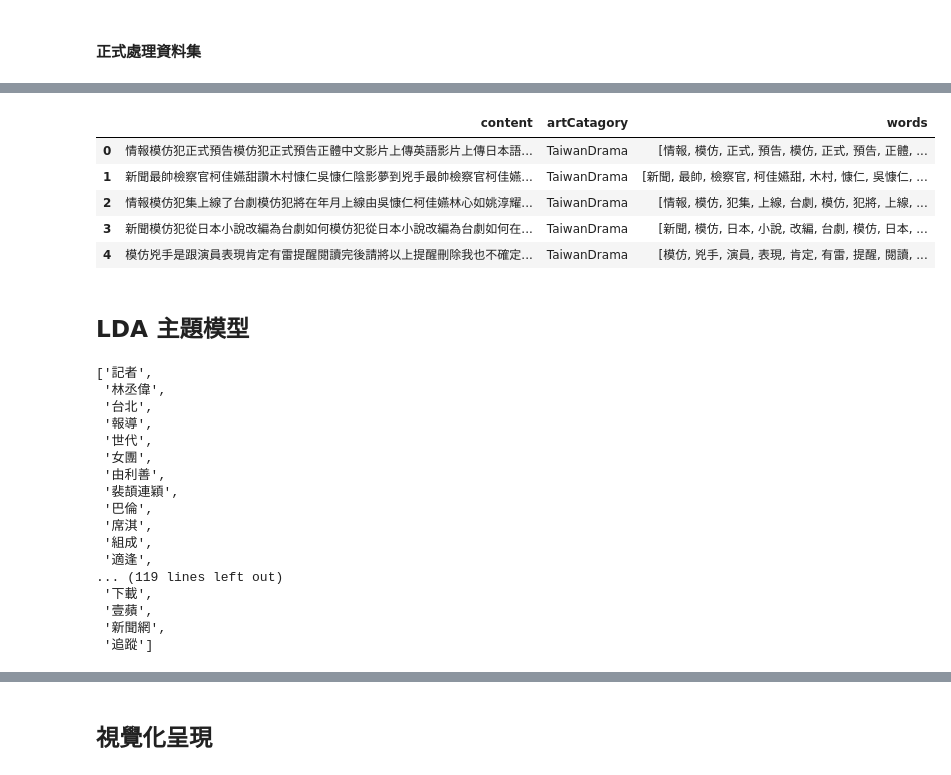
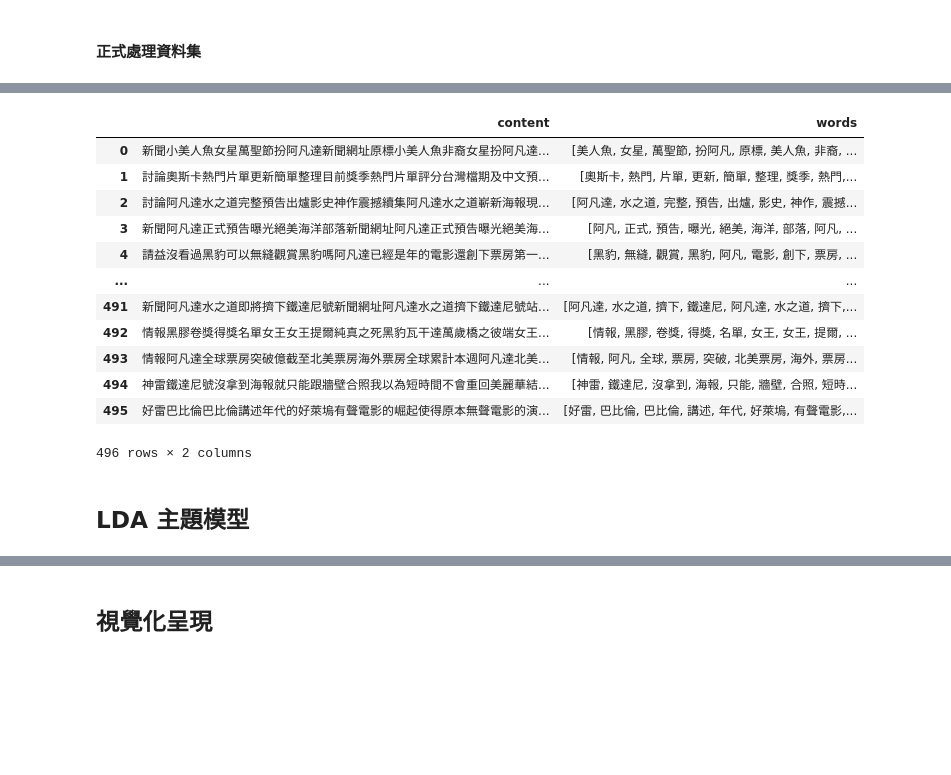
Before and after one commit to collin0825/SocialMediaProject, a Jupyter notebook: project II/finalproject.ipynb, the cells around one changed output, grey strips where cells are left out. Cells and saved outputs as stored; diff of their text form; code cells hidden in the pictures; blank space fills up the shorter version.

```diff
--- a/project II/finalproject.ipynb
+++ b/project II/finalproject.ipynb
@@ -30,7 +30,7 @@ plt.rcParams["font.sans-serif"] = ["SimHei"]
 # %% [markdown]
 ## 資料前處理
 # %%
-ptt = pd.read_csv("./rawData/noh_ptt.csv")  # 匯資料
+ptt = pd.read_csv("./rawData/avatar_ptt.csv")  # 匯資料
 ptt.head(3)
 # %% [output]
 |  | system_id | artUrl | artTitle | artDate | artPoster | artCatagory | artContent | artComment | e_ip | ... |
@@ -64,0 +65,5 @@ ptt.head(3)
+# %%
+# 留下 content
+ptt["content"] = ptt["artTitle"] + ptt["artContent"]
+ptt = ptt[["content"]]
+ptt.head()
@@ -64,0 +77,3 @@ ptt.head(3)
+# %%
+jieba.set_dictionary('./dict/dict.txt')
+jieba.load_userdict('./dict/user_dict.txt')
@@ -74,18 +155,14 @@ KeyError: 'content'
 # %% [markdown]
 #### 正式處理資料集
-# %%
-# 留下 content
-ptt["content"] = ptt["artTitle"] + ptt["artContent"]
-ptt = ptt[["content", "artCatagory"]]
-ptt.head()
 # %%
 # 設定繁體中文詞庫
 jieba.set_dictionary("./dict/dict.txt.big")
 
 
-stopwords_manual = ['新聞','表示','行人','今年','指出','發生','相關','目前', '進行', '持續', '認為', '表現', '問題', '未來',
-                    '已經', '相關', '預期', '去年', '包括', '成為', '重要', '強調', '影響', '加強', '技術', '主要', '造成', '應用',
-                    '增長', '億美元', '分局', '報導', '需求', '億元']
+stopwords_manual = ['媽的', '順位', '知道', '畫面', '看到', '新聞', '抽絲剝繭',
+                    '起義', '討論', '感覺', '這部', '完全', '成為', '之後',
+                    '一下', '日麗', '今年', '目前', '部分', '直接', '雷文', '看完',
+                    '時間', '美元', '請益', '看過', '第名', '網址', '億美元', '萬美元', '億萬']
 # 新增stopwords
 # jieba.analyse.set_stop_words('./dict/stop_words.txt') #jieba.analyse.extract_tags才會作用
 with open("./dict/stopwords.txt", encoding="utf-8") as f:
@@ -101,6 +178,6 @@ def getToken(row):
     return seg_list
 
 ptt["words"] = ptt["content"].apply(getToken)
-ptt.head()
+ptt
 # %% [output]
 Building prefix dict from d:\Projects\NSYSU\SocialMediaProject\project II\dict\dict.txt.big ...
@@ -114,31 +191,19 @@ Prefix dict has been built successfully.
-|  | content | artCatagory | words |
-| 0 | 情報模仿犯正式預告模仿犯正式預告正體中文影片上傳英語影片上傳日本語... | TaiwanDrama | [情報, 模仿, 正式, 預告, 模仿, 正式, 預告, 正體, ... |
-| 1 | 新聞最帥檢察官柯佳嬿甜讚木村慷仁吳慷仁陰影夢到兇手最帥檢察官柯佳嬿... | TaiwanDrama | [新聞, 最帥, 檢察官, 柯佳嬿甜, 木村, 慷仁, 吳慷仁, ... |
-| 2 | 情報模仿犯集上線了台劇模仿犯將在年月上線由吳慷仁柯佳嬿林心如姚淳耀... | TaiwanDrama | [情報, 模仿, 犯集, 上線, 台劇, 模仿, 犯將, 上線, ... |
-| 3 | 新聞模仿犯從日本小說改編為台劇如何模仿犯從日本小說改編為台劇如何在... | TaiwanDrama | [新聞, 模仿, 日本, 小說, 改編, 台劇, 模仿, 日本, ... |
-| 4 | 模仿兇手是跟演員表現肯定有雷提醒閱讀完後請將以上提醒刪除我也不確定... | TaiwanDrama | [模仿, 兇手, 演員, 表現, 肯定, 有雷, 提醒, 閱讀, ... |
+|  | content | words |
+| 0 | 新聞小美人魚女星萬聖節扮阿凡達新聞網址原標小美人魚非裔女星扮阿凡達... | [美人魚, 女星, 萬聖節, 扮阿凡, 原標, 美人魚, 非裔, ... |
+| 1 | 討論奧斯卡熱門片單更新簡單整理目前獎季熱門片單評分台灣檔期及中文預... | [奧斯卡, 熱門, 片單, 更新, 簡單, 整理, 獎季, 熱門,... |
+| 2 | 討論阿凡達水之道完整預告出爐影史神作震撼續集阿凡達水之道嶄新海報現... | [阿凡達, 水之道, 完整, 預告, 出爐, 影史, 神作, 震撼... |
+| 3 | 新聞阿凡達正式預告曝光絕美海洋部落新聞網址阿凡達正式預告曝光絕美海... | [阿凡, 正式, 預告, 曝光, 絕美, 海洋, 部落, 阿凡, ... |
+| 4 | 請益沒看過黑豹可以無縫觀賞黑豹嗎阿凡達已經是年的電影還創下票房第一... | [黑豹, 無縫, 觀賞, 黑豹, 阿凡, 電影, 創下, 票房, ... |
+| ... | ... | ... |
+| 491 | 新聞阿凡達水之道即將擠下鐵達尼號新聞網址阿凡達水之道擠下鐵達尼號站... | [阿凡達, 水之道, 擠下, 鐵達尼, 阿凡達, 水之道, 擠下,... |
+| 492 | 情報黑膠卷獎得獎名單女王女王提爾純真之死黑豹瓦干達萬歲橋之彼端女王... | [情報, 黑膠, 卷獎, 得獎, 名單, 女王, 女王, 提爾, ... |
+| 493 | 情報阿凡達全球票房突破億截至北美票房海外票房全球累計本週阿凡達北美... | [情報, 阿凡, 全球, 票房, 突破, 北美票房, 海外, 票房... |
+| 494 | 神雷鐵達尼號沒拿到海報就只能跟牆壁合照我以為短時間不會重回美麗華結... | [神雷, 鐵達尼, 沒拿到, 海報, 只能, 牆壁, 合照, 短時... |
+| 495 | 好雷巴比倫巴比倫講述年代的好萊塢有聲電影的崛起使得原本無聲電影的演... | [好雷, 巴比倫, 巴比倫, 講述, 年代, 好萊塢, 有聲電影,... |
+496 rows × 2 columns
 # %% [markdown]
 ## LDA 主題模型
 # %%
-docs = apple['words'].to_list()
-docs[0]
+docs = ptt['words'].to_list()
-# %% [output]
-['記者',
- '林丞偉',
- '台北',
- '報導',
- '世代',
- '女團',
- '由利善',
- '裴頡連穎',
- '巴倫',
- '席淇',
- '組成',
- '適逢',
-... (119 lines left out)
- '下載',
- '壹蘋',
- '新聞網',
- '追蹤']
 # %%
 dictionary = Dictionary(docs)
```
Also changed, not shown: parts of 52 cells of this notebook, 2 other files.
